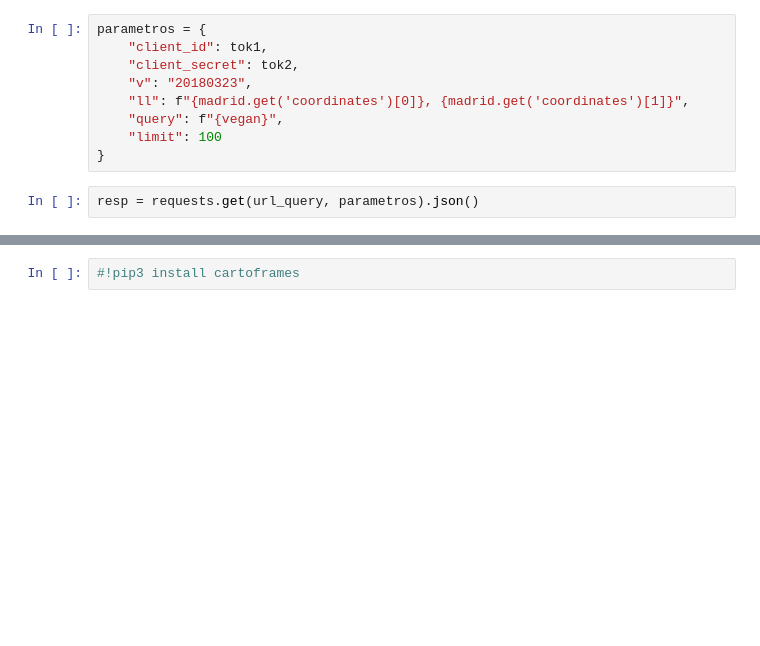
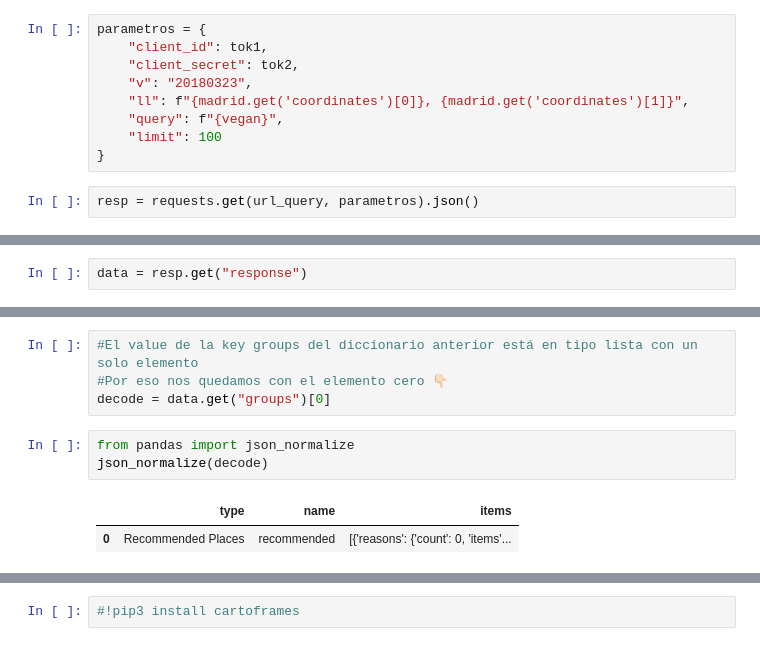
Before and after one commit to Ironhack-Data-Madrid-Mayo-2021/Classroom-Materials, a Jupyter notebook: week_04/04-geo_dataframe.ipynb, the cells around one changed output, grey strips where cells are left out. Cells and saved outputs as stored; diff of their text form; blank space fills up the shorter version.

```diff
--- a/week_04/04-geo_dataframe.ipynb
+++ b/week_04/04-geo_dataframe.ipynb
@@ -101,0 +106,2 @@ resp = requests.get(url_query, parametros).json()
+# %%
+data = resp.get("response")
@@ -101,0 +129,10 @@ resp = requests.get(url_query, parametros).json()
+# %%
+#El value de la key groups del diccionario anterior está en tipo lista con un solo elemento
+#Por eso nos quedamos con el elemento cero 👇🏻
+decode = data.get("groups")[0]
+# %%
+from pandas import json_normalize
+json_normalize(decode)
+# %% [output]
+|  | type | name | items |
+| 0 | Recommended Places | recommended | [{'reasons': {'count': 0, 'items'... |
```
Also changed, not shown: parts of 21 cells of this notebook.
